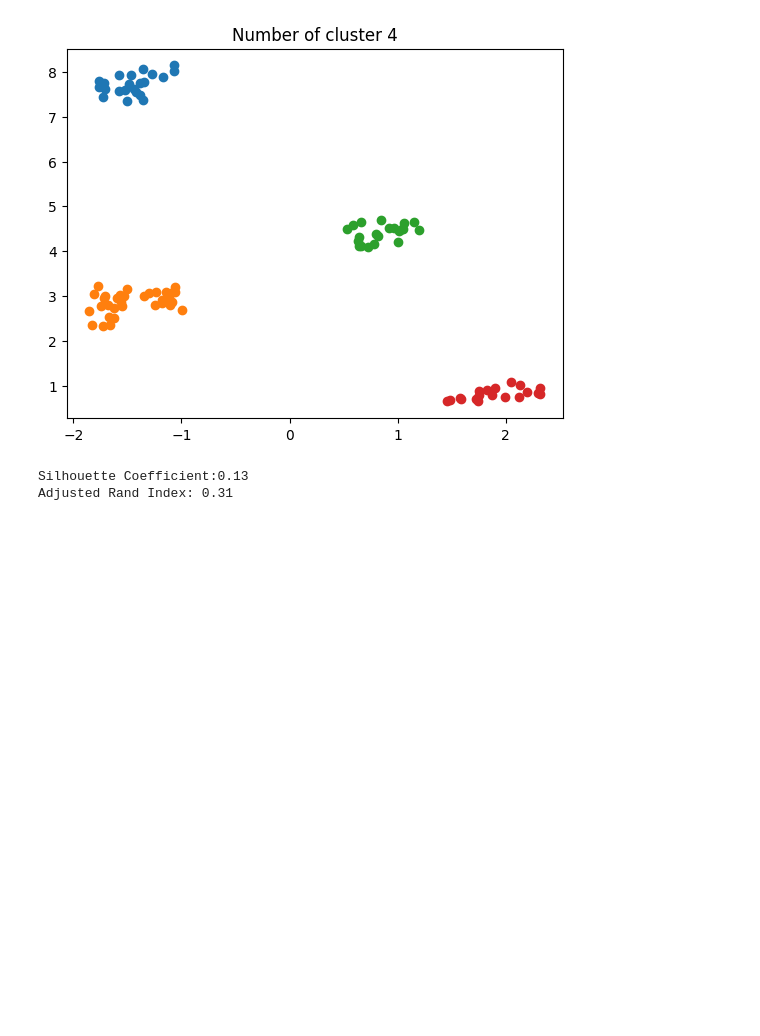
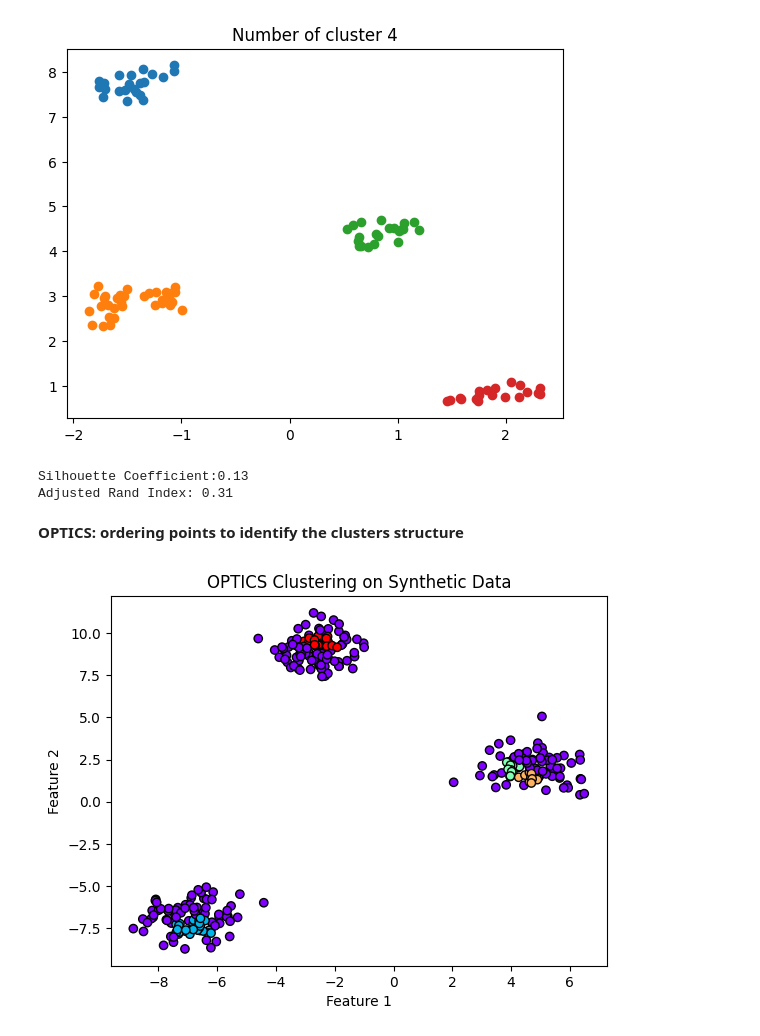
Before and after one commit to Anand-1812/ML-projects, a Jupyter notebook: Clustering/dbscan.ipynb, the cells around one changed output. Cells and saved outputs as stored; diff of their text form; code cells hidden in the pictures; blank space fills up the shorter version.

Commit message:
optics algorithm implementation

```diff
--- a/Clustering/dbscan.ipynb
+++ b/Clustering/dbscan.ipynb
@@ -42,3 +42,25 @@ print("Adjusted Rand Index: %0.2f" % ari)
 # %% [output]
 Silhouette Coefficient:0.13
 Adjusted Rand Index: 0.31
+# %% [markdown]
+**OPTICS: ordering points to identify the clusters structure**
+# %%
+from sklearn.cluster import OPTICS
+from sklearn.datasets import make_blobs
+import numpy as np
+import matplotlib.pyplot as plt
+
+X, _ = make_blobs(n_samples=300, centers=3, cluster_std=0.80, random_state=42)
+
+clustering = OPTICS(min_samples=5, xi=0.05, min_cluster_size=0.05)
+clustering.fit(X)
+
+labels = clustering.labels_
+
+plt.scatter(X[:, 0], X[:, 1], c=labels, cmap='rainbow', edgecolor='k')
+plt.title("OPTICS Clustering on Synthetic Data")
+plt.xlabel("Feature 1")
+plt.ylabel("Feature 2")
+plt.show()
+# %% [output]
+[figure, added]
```
